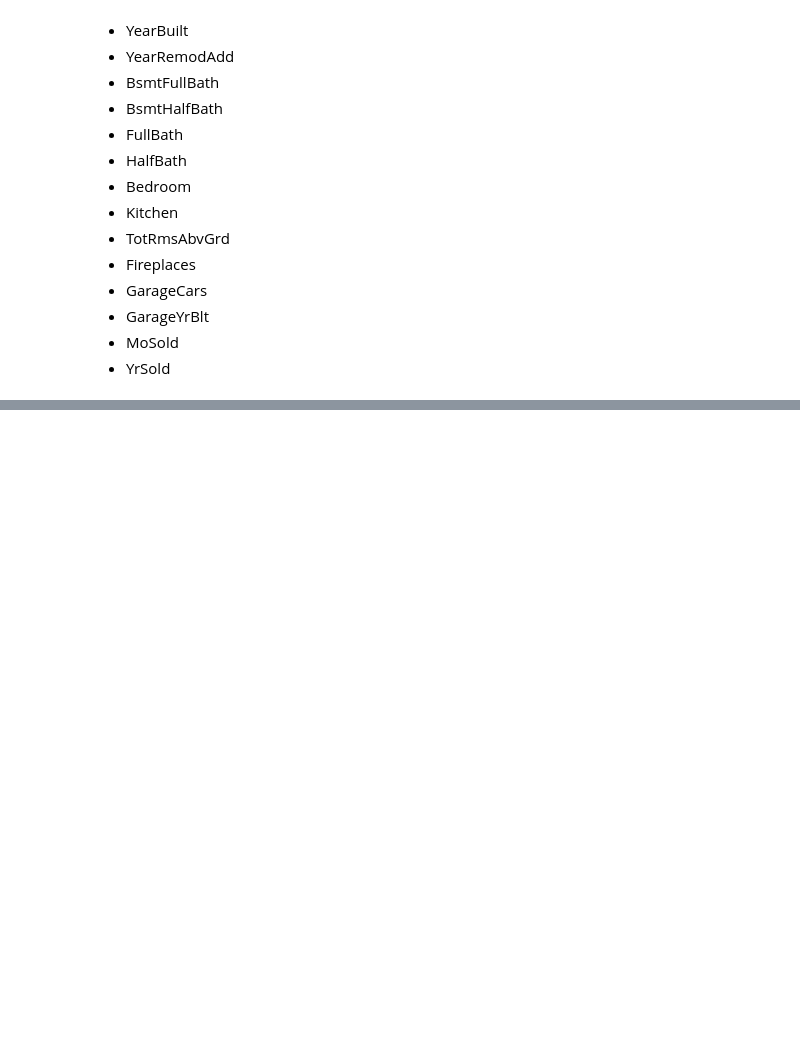
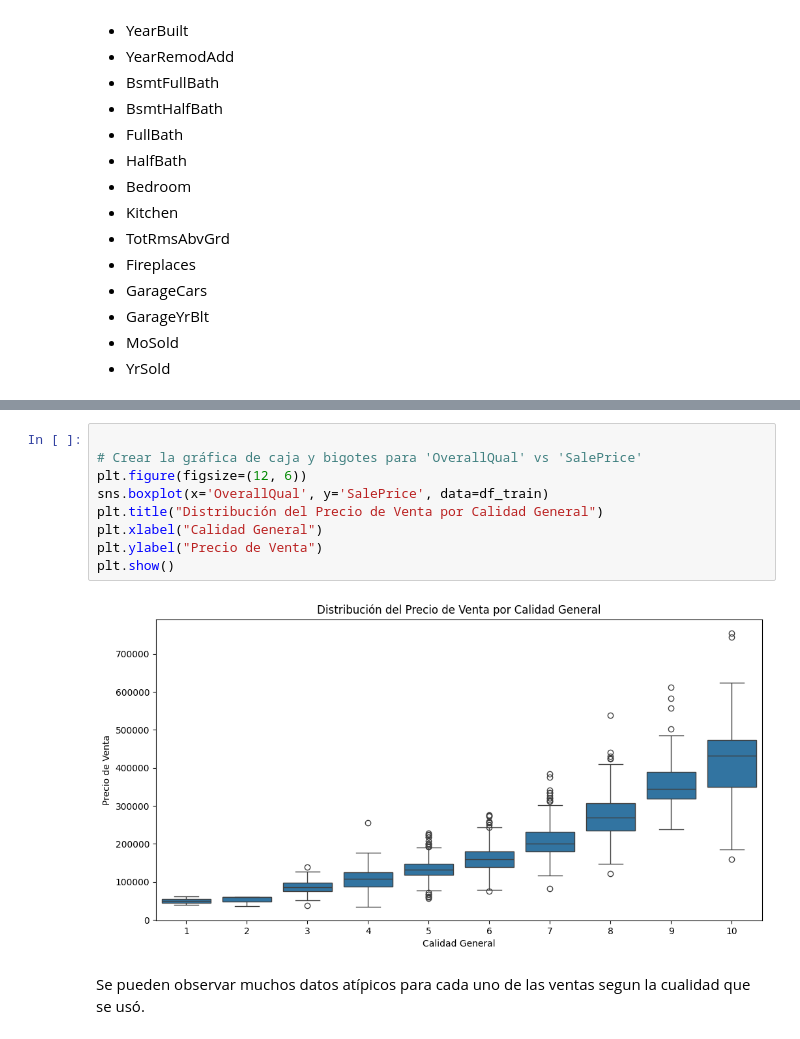
Before and after one commit to angelargd8/Proyecto2.2-MDD, a Jupyter notebook: main.ipynb, the cells around one changed output, grey strips where cells are left out. Drawn from its saved outputs; the diff is of its cells as text; blank space fills up the shorter version.

```diff
--- a/main.ipynb
+++ b/main.ipynb
@@ -1232,0 +399,13 @@ Al notar que en el modelo que no se usa normalizacion tiene un mejor rendimiento
+# %%
+
+# Crear la gráfica de caja y bigotes para 'OverallQual' vs 'SalePrice'
+plt.figure(figsize=(12, 6))
+sns.boxplot(x='OverallQual', y='SalePrice', data=df_train)
+plt.title("Distribución del Precio de Venta por Calidad General")
+plt.xlabel("Calidad General")
+plt.ylabel("Precio de Venta")
+plt.show()
+# %% [output]
+[figure, added]
+# %% [markdown]
+Se pueden observar muchos datos atípicos para cada uno de las ventas segun la cualidad que se usó.
```
Also changed, not shown: parts of 96 cells of this notebook, 1 other file.
